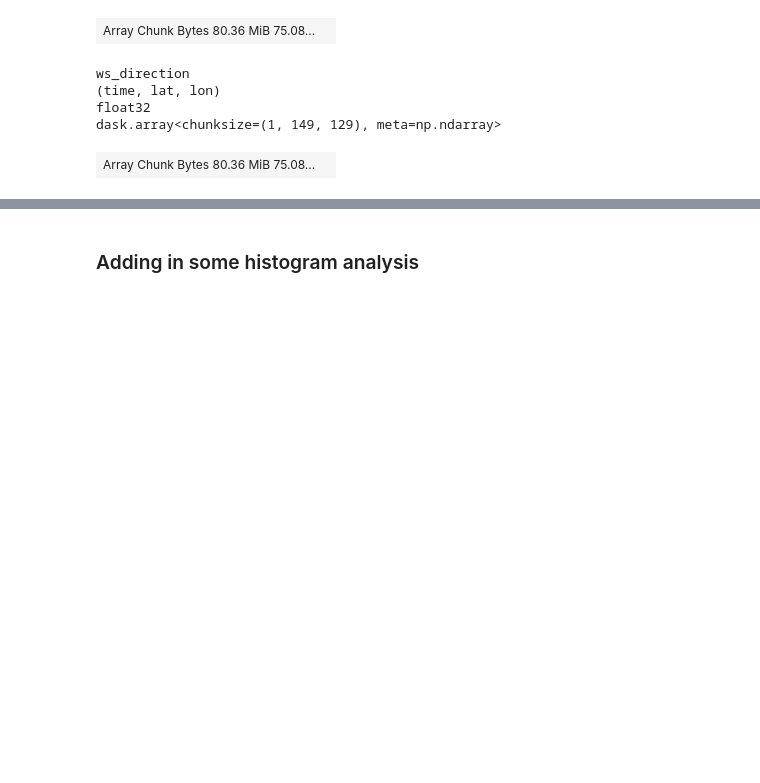
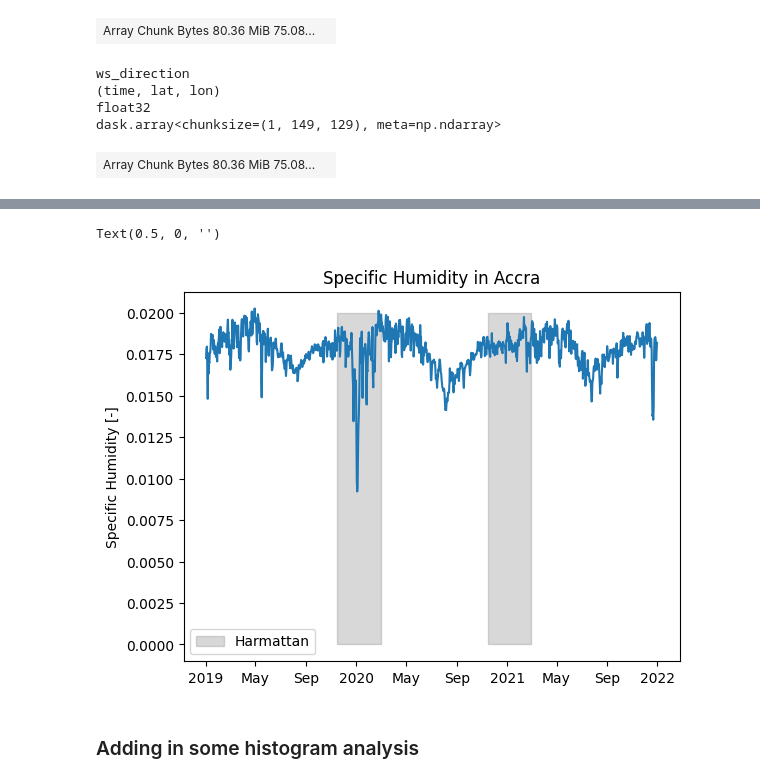
Before and after one commit to kkipngenokoech/DA-course, a Jupyter notebook: Mapping_RH_and_Wind_Speeds_in_West_Africa_(SOLVED).ipynb, the cells around one changed output, grey strips where cells are left out. Drawn from its saved outputs; the diff is of its cells as text; code cells hidden in the pictures; blank space fills up the shorter version.

```diff
--- a/Mapping_RH_and_Wind_Speeds_in_West_Africa_(SOLVED).ipynb
+++ b/Mapping_RH_and_Wind_Speeds_in_West_Africa_(SOLVED).ipynb
@@ -318,3 +340,21 @@ plt.xlabel('')
+# %%
+# Visualize the data - Average Wind Speeds in Accra
+city = 'Accra'
+plot_time_series(city,'QLML',merged_wind)
+
+# Add shading to indicate Harmattan season
+plt.fill_between(['2019-11-15','2020-03-01'],0.02,y2=0,color='gray',alpha=.3,label='Harmattan')
+plt.fill_between(['2020-11-15','2021-03-01'],0.02,y2=0,color='gray',alpha=.3)
+plt.legend()
+
+
+title = f'Specific Humidity in {city}'
+plt.title(title)
+plt.ylabel('Specific Humidity [-]')
+plt.xlabel('')
+# %% [output]
+Text(0.5, 0, '')
+[figure, added]
 # %% [markdown]
 ### Adding in some histogram analysis
 # %%
```
Also changed, not shown: parts of 8 cells of this notebook.
